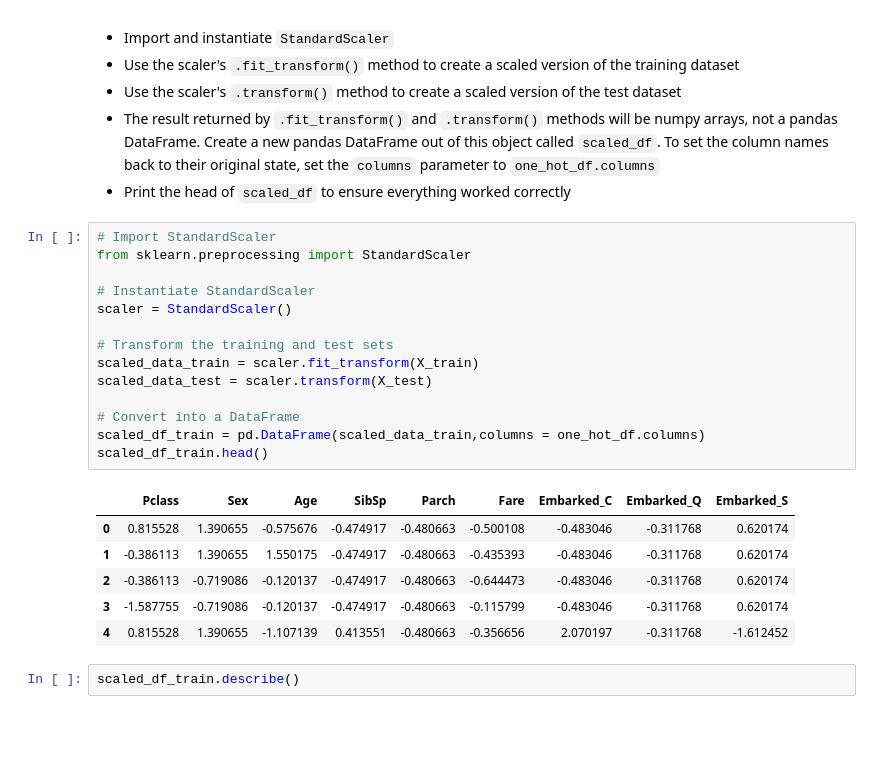
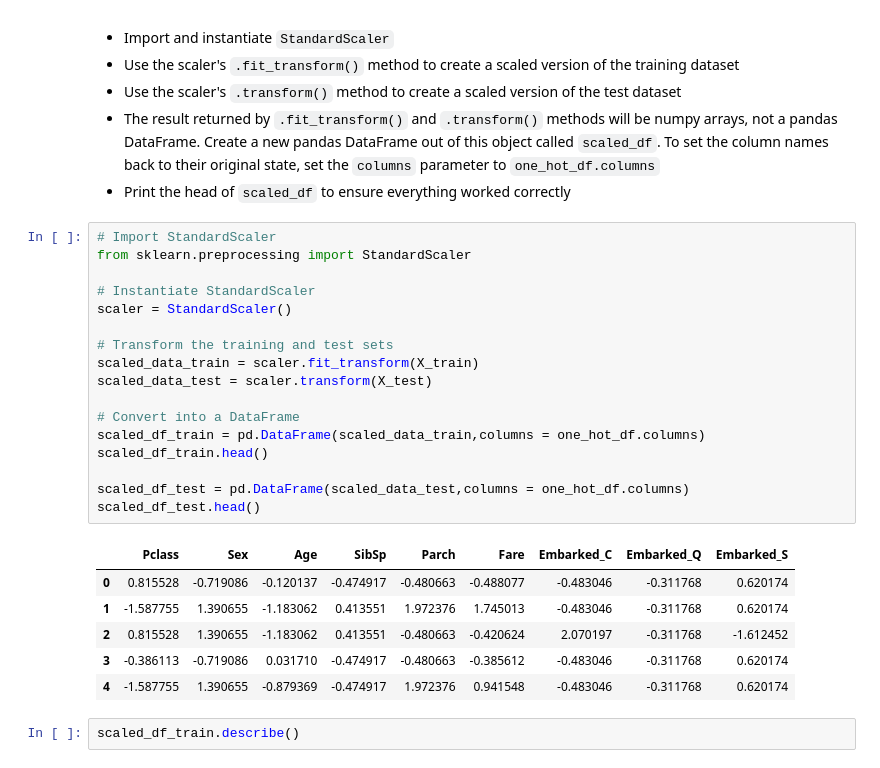
Before and after one commit to poariston/dsc-knn-with-scikit-learn-lab-online-ds-sp-000, a Jupyter notebook: index.ipynb, the cells around one changed output. Cells and saved outputs as stored; diff of their text form; blank space fills up the shorter version.

```diff
--- a/index.ipynb
+++ b/index.ipynb
@@ -278,24 +304,27 @@ In the cell below:
 # %%
 # Import StandardScaler
 from sklearn.preprocessing import StandardScaler
 
 # Instantiate StandardScaler
 scaler = StandardScaler()
 
 # Transform the training and test sets
 scaled_data_train = scaler.fit_transform(X_train)
 scaled_data_test = scaler.transform(X_test)
 
 # Convert into a DataFrame
 scaled_df_train = pd.DataFrame(scaled_data_train,columns = one_hot_df.columns)
 scaled_df_train.head()
+
+scaled_df_test = pd.DataFrame(scaled_data_test,columns = one_hot_df.columns)
+scaled_df_test.head()
 # %% [output]
 |  | Pclass | Sex | Age | SibSp | Parch | Fare | Embarked_C | Embarked_Q | Embarked_S |
-| 0 | 0.815528 | 1.390655 | -0.575676 | -0.474917 | -0.480663 | -0.500108 | -0.483046 | -0.311768 | 0.620174 |
-| 1 | -0.386113 | 1.390655 | 1.550175 | -0.474917 | -0.480663 | -0.435393 | -0.483046 | -0.311768 | 0.620174 |
-| 2 | -0.386113 | -0.719086 | -0.120137 | -0.474917 | -0.480663 | -0.644473 | -0.483046 | -0.311768 | 0.620174 |
-| 3 | -1.587755 | -0.719086 | -0.120137 | -0.474917 | -0.480663 | -0.115799 | -0.483046 | -0.311768 | 0.620174 |
-| 4 | 0.815528 | 1.390655 | -1.107139 | 0.413551 | -0.480663 | -0.356656 | 2.070197 | -0.311768 | -1.612452 |
+| 0 | 0.815528 | -0.719086 | -0.120137 | -0.474917 | -0.480663 | -0.488077 | -0.483046 | -0.311768 | 0.620174 |
+| 1 | -1.587755 | 1.390655 | -1.183062 | 0.413551 | 1.972376 | 1.745013 | -0.483046 | -0.311768 | 0.620174 |
+| 2 | 0.815528 | 1.390655 | -1.183062 | 0.413551 | -0.480663 | -0.420624 | 2.070197 | -0.311768 | -1.612452 |
+| 3 | -0.386113 | -0.719086 | 0.031710 | -0.474917 | -0.480663 | -0.385612 | -0.483046 | -0.311768 | 0.620174 |
+| 4 | -1.587755 | 1.390655 | -0.879369 | -0.474917 | 1.972376 | 0.941548 | -0.483046 | -0.311768 | 0.620174 |
 # %%
 scaled_df_train.describe()
 # %% [output]
```
Also changed, not shown: parts of 12 cells of this notebook.
